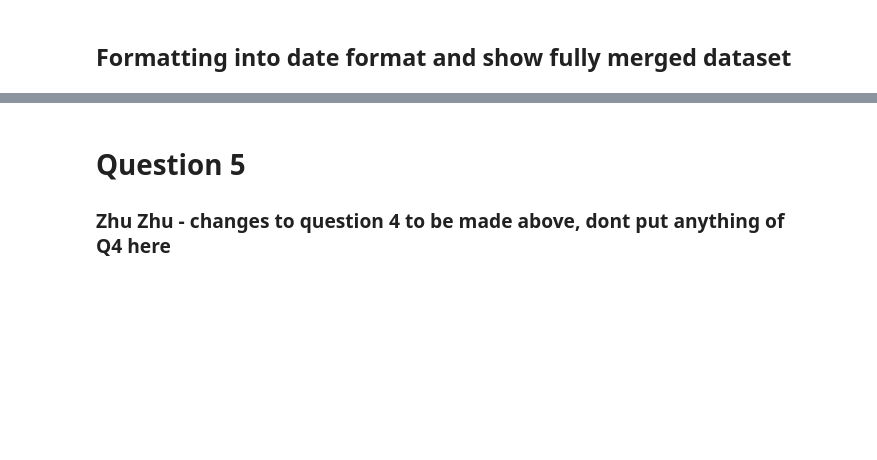
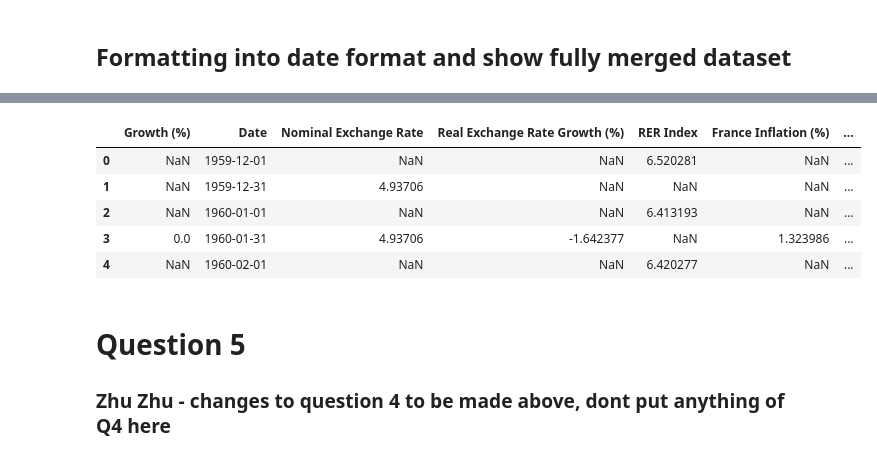
Before and after one commit to SparklyPlant/The-Grave-of-Ming, a Jupyter notebook: Code/NB1.ipynb, the cells around one changed output, grey strips where cells are left out. Cells and saved outputs as stored; diff of their text form; code cells hidden in the pictures; blank space fills up the shorter version.

```diff
--- a/Code/NB1.ipynb
+++ b/Code/NB1.ipynb
@@ -21,3 +21,9 @@ exchange_rate_data = pd.to_numeric(exchange_rate_data[1:], errors="coerce")
 
 # Drop NaN values
 exchange_rate_data.dropna(inplace=True)
+# %%
+nominal_exchange_df = pd.DataFrame({
+    "Month": range(1, len(nominal_exchange_df) + 1),
+    "Nominal Exchange Rate": exchange_rate_data
+})
+nominal_exchange_df
@@ -626,3 +662,74 @@ merged_df.to_json("../Data/full_merged_dataset.json", orient="records", indent=4
+# %%
+import pandas as pd
+
+# List of DataFrames
+dfs = {
+    "nominal_exchange_df":  nominal_exchange_df,
+    "monthly_growth_df": monthly_growth_df,
+    "monthly_growth_rer_df": monthly_growth_rer_df,
+    "rer_index_df": rer_index_df,
+    "inflation_df": inflation_df,
+    "industrial_production_df": industrial_production_df,
+    "industrial_production_yoy_df": industrial_production_yoy_df,
+    "reserves_index_df": reserves_index_df,
+    "us_data_df": us_data_df
+}
+
+# Identify a reference DataFrame with a 'Date' column
+reference_df = None
+for name, df in dfs.items():
+    if "Date" in df.columns:
+        reference_df = df
+        break
+
+# Ensure a valid reference DataFrame is found
+if reference_df is None:
+    raise ValueError("No DataFrame with a 'Date' column found!")
+
+# Get the earliest date from the reference DataFrame
+start_date = reference_df["Date"].min()
+
+# Convert DataFrames with 'Month' instead of 'Date'
+for name, df in dfs.items():
+    if "Month" in df.columns and "Date" not in df.columns:
+        # Convert 'Month' to a Date format using start_date
+        df["Date"] = pd.date_range(start=start_date, periods=len(df), freq="M")
+
+# Standardize all Date formats and drop the 'Month' column if present
+for name, df in dfs.items():
+    if "Date" in df.columns:
+        df["Date"] = pd.to_datetime(df["Date"])  # Ensure Date is in proper format
+    if "Month" in df.columns:
+        df.drop(columns=["Month"], inplace=True)  # Drop Month column to avoid conflicts
+
+# Merge all DataFrames on 'Date' using an outer join
+merged_df1 = reference_df.copy()
+for name, df in dfs.items():
+    if df is not reference_df:  # Ensure we're not merging the reference DF with itself
+        merged_df1 = merged_df1.merge(df, on="Date", how="outer")
+
+
+
+# Show only the head of the merged DataFrame
+display(merged_df1.head())  # This will show the first 5 rows by default
+
+# Optionally, save the merged dataset
+merged_df1.to_csv("../Data/full_merged_dataset_edit.csv", index=False)
+json_file_path = "../Data/full_merged_dataset_edit.json"
+
+# Convert the DataFrame to JSON using the 'records' orient
+records_json = merged_df1.to_json(orient="records")
+
+# Use the json.dumps method to format the output with indentation
+with open(json_file_path, "w") as json_file:
+    json.dump(json.loads(records_json), json_file, indent=4)
+# %% [output]
+|  | Growth (%) | Date | Nominal Exchange Rate | Real Exchange Rate Growth (%) | RER Index | France Inflation (%) | ... |
+| 0 | NaN | 1959-12-01 | NaN | NaN | 6.520281 | NaN | ... |
+| 1 | NaN | 1959-12-31 | 4.93706 | NaN | NaN | NaN | ... |
+| 2 | NaN | 1960-01-01 | NaN | NaN | 6.413193 | NaN | ... |
+| 3 | 0.0 | 1960-01-31 | 4.93706 | -1.642377 | NaN | 1.323986 | ... |
+| 4 | NaN | 1960-02-01 | NaN | NaN | 6.420277 | NaN | ... |
 # %% [markdown]
 # Question 5
 ### Zhu Zhu - changes to question 4 to be made above, dont put anything of Q4 here
```
Also changed, not shown: parts of 24 cells of this notebook, 4 other files.
